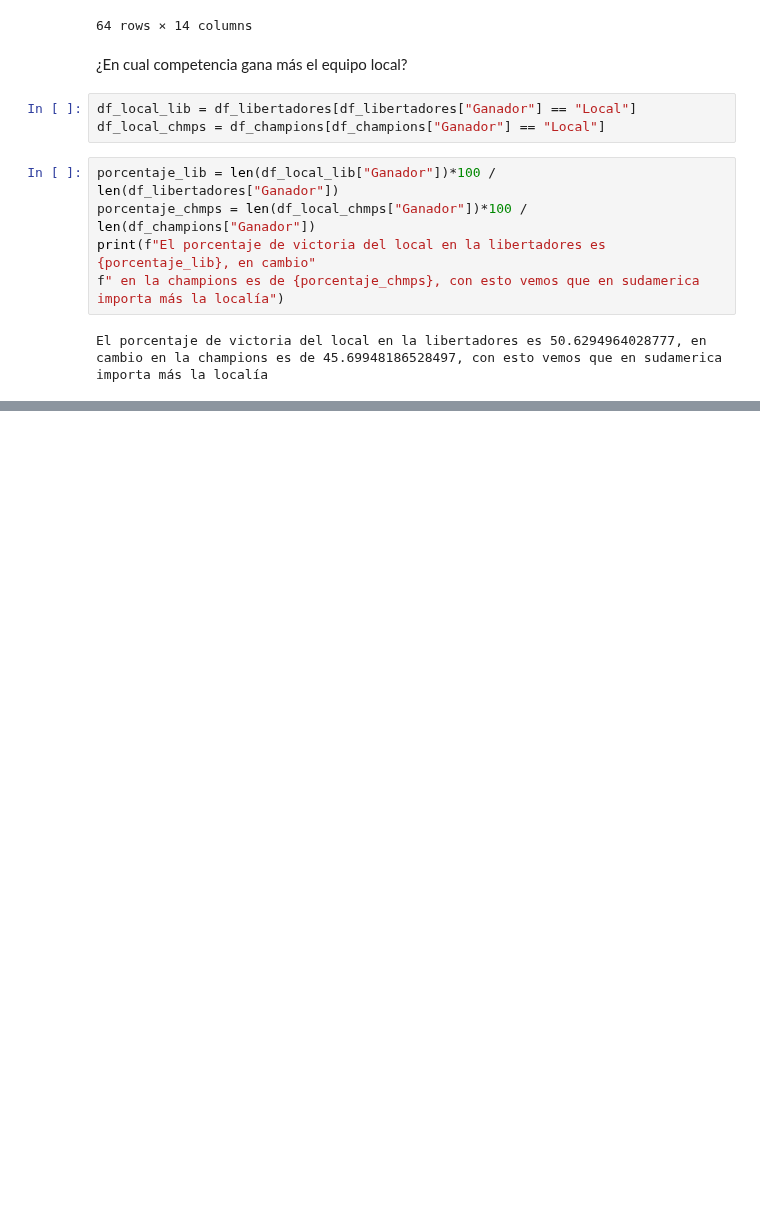
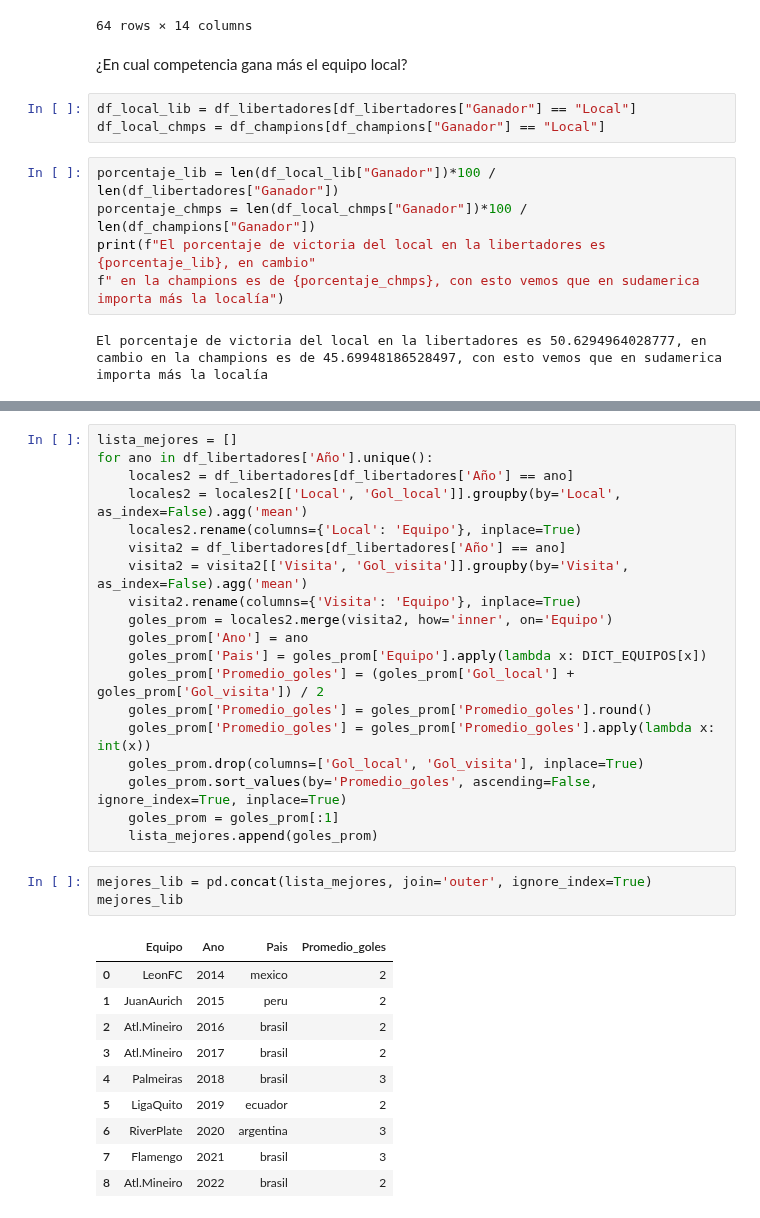
Before and after one commit to ThareauB/Proyecto-libertadores, a Jupyter notebook: proyecto_lib_ y_champ.ipynb, the cells around one changed output, grey strips where cells are left out. Cells and saved outputs as stored; diff of their text form; blank space fills up the shorter version.

```diff
--- a/proyecto_lib_ y_champ.ipynb
+++ b/proyecto_lib_ y_champ.ipynb
@@ -891,0 +907,33 @@ El porcentaje de victoria del local en la libertadores es 50.6294964028777, en c
+# %%
+lista_mejores = []
+for ano in df_libertadores['Año'].unique():
+    locales2 = df_libertadores[df_libertadores['Año'] == ano]
+    locales2 = locales2[['Local', 'Gol_local']].groupby(by='Local', as_index=False).agg('mean')
+    locales2.rename(columns={'Local': 'Equipo'}, inplace=True)
+    visita2 = df_libertadores[df_libertadores['Año'] == ano]
+    visita2 = visita2[['Visita', 'Gol_visita']].groupby(by='Visita', as_index=False).agg('mean')
+    visita2.rename(columns={'Visita': 'Equipo'}, inplace=True)
+    goles_prom = locales2.merge(visita2, how='inner', on='Equipo')
+    goles_prom['Ano'] = ano
+    goles_prom['Pais'] = goles_prom['Equipo'].apply(lambda x: DICT_EQUIPOS[x])
+    goles_prom['Promedio_goles'] = (goles_prom['Gol_local'] + goles_prom['Gol_visita']) / 2
+    goles_prom['Promedio_goles'] = goles_prom['Promedio_goles'].round()
+    goles_prom['Promedio_goles'] = goles_prom['Promedio_goles'].apply(lambda x: int(x))
+    goles_prom.drop(columns=['Gol_local', 'Gol_visita'], inplace=True)
+    goles_prom.sort_values(by='Promedio_goles', ascending=False, ignore_index=True, inplace=True)
+    goles_prom = goles_prom[:1]
+    lista_mejores.append(goles_prom)
+# %%
+mejores_lib = pd.concat(lista_mejores, join='outer', ignore_index=True)
+mejores_lib
+# %% [output]
+|  | Equipo | Ano | Pais | Promedio_goles |
+| 0 | LeonFC | 2014 | mexico | 2 |
+| 1 | JuanAurich | 2015 | peru | 2 |
+| 2 | Atl.Mineiro | 2016 | brasil | 2 |
+| 3 | Atl.Mineiro | 2017 | brasil | 2 |
+| 4 | Palmeiras | 2018 | brasil | 3 |
+| 5 | LigaQuito | 2019 | ecuador | 2 |
+| 6 | RiverPlate | 2020 | argentina | 3 |
+| 7 | Flamengo | 2021 | brasil | 3 |
+| 8 | Atl.Mineiro | 2022 | brasil | 2 |
```
Also changed, not shown: parts of 16 cells of this notebook.
